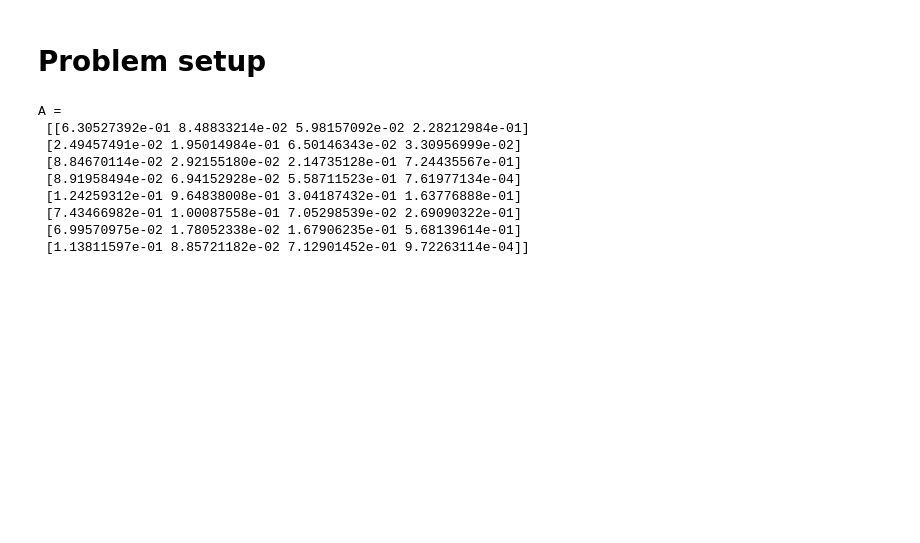
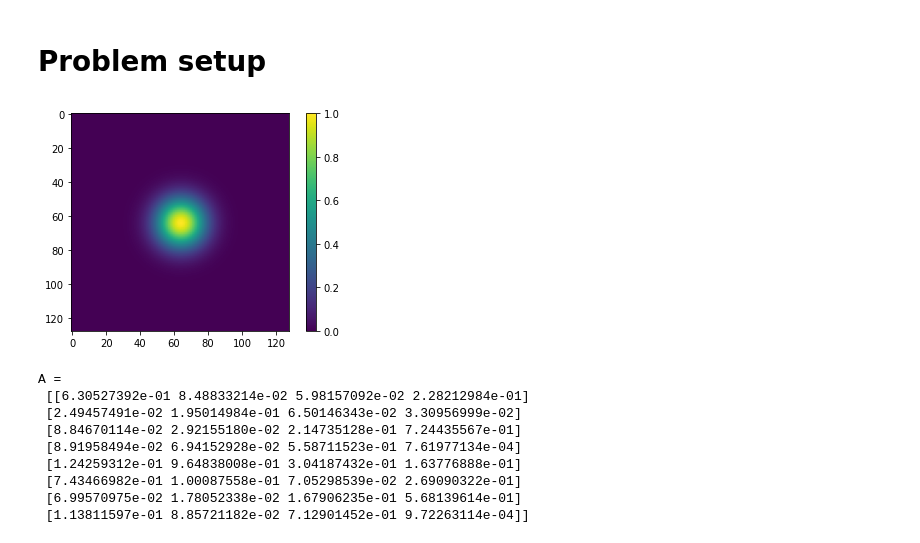
Before and after one commit to RCarloniGertosio/2DecGMCA, a Jupyter notebook: example.ipynb, the cells around one changed output. Cells and saved outputs as stored; diff of their text form; code cells hidden in the pictures; blank space fills up the shorter version.

```diff
--- a/example.ipynb
+++ b/example.ipynb
@@ -26,6 +26,10 @@ A0, S0, Hfft, X, N, Y = utils.generate_problem(n=n, m=m, size=size, cutmin=cutmi
                                                sparseLvl=sparseLvl, condn=condn, max0s=max0s, minResol=minResol,
                                                maxResol=maxResol, snr=snr, verb=verb)
 S0c = fftt.convolve(S0, Hfft[-1, :])
+# %%
+utils.view(Hfft[0,:])
+# %% [output]
+[figure, added]
 # %%
 # View the data
 print("A =\n", A0)
```
Also changed, not shown: 2 other files.
